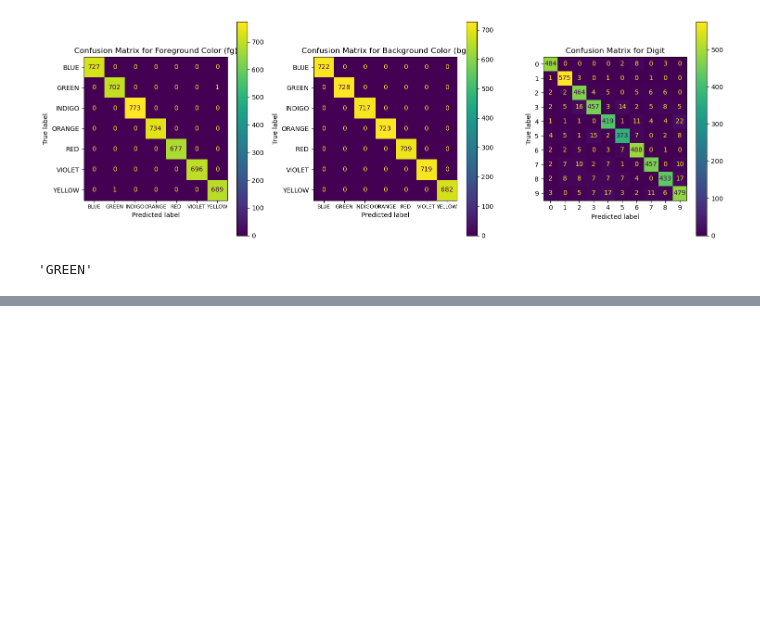
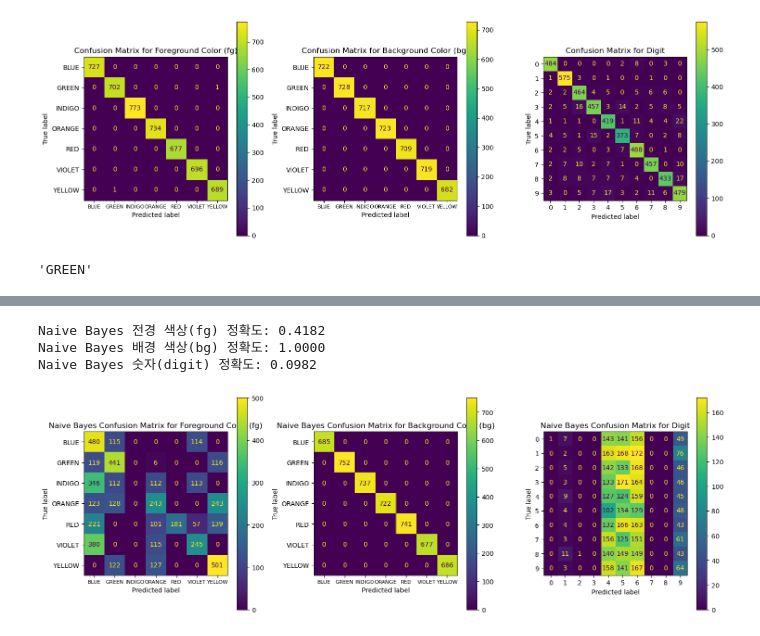
Before and after one commit to JinYeong-Jang/ML, a Jupyter notebook: Background-Colored MNIST_LSH.ipynb, the cells around one changed output, grey strips where cells are left out. Saved outputs shown, nothing was run; the diff lists cells and outputs as text; code cells hidden in the pictures; blank space fills up the shorter version.

```diff
--- a/Background-Colored MNIST_LSH.ipynb
+++ b/Background-Colored MNIST_LSH.ipynb
@@ -642,0 +707,53 @@ y_val_fg_pred[1]
+# %%
+# GaussianNB 모델 정의
+nb_model_fg = GaussianNB()
+nb_model_bg = GaussianNB()
+nb_model_digit = GaussianNB()
+
+# Naive Bayes 모델 학습
+nb_model_fg.fit(X_train_split, y_train_fg_split)
+nb_model_bg.fit(X_train_split, y_train_bg_split)
+nb_model_digit.fit(X_train_split, y_train_digit_split)
+
+# Naive Bayes 예측
+y_val_fg_pred_nb = nb_model_fg.predict(X_val_split)
+y_val_bg_pred_nb = nb_model_bg.predict(X_val_split)
+y_val_digit_pred_nb = nb_model_digit.predict(X_val_split)
+
+# Naive Bayes 정확도 평가
+accuracy_fg_nb = accuracy_score(y_val_fg_split, y_val_fg_pred_nb)
+accuracy_bg_nb = accuracy_score(y_val_bg_split, y_val_bg_pred_nb)
+accuracy_digit_nb = accuracy_score(y_val_digit_split, y_val_digit_pred_nb)
+
+print(f"Naive Bayes 전경 색상(fg) 정확도: {accuracy_fg_nb:.4f}")
+print(f"Naive Bayes 배경 색상(bg) 정확도: {accuracy_bg_nb:.4f}")
+print(f"Naive Bayes 숫자(digit) 정확도: {accuracy_digit_nb:.4f}")
+
+# Naive Bayes Confusion Matrix 생성
+confusion_matrix_fg_nb = confusion_matrix(y_val_fg_split, y_val_fg_pred_nb)
+confusion_matrix_bg_nb = confusion_matrix(y_val_bg_split, y_val_bg_pred_nb)
+confusion_matrix_digit_nb = confusion_matrix(y_val_digit_split, y_val_digit_pred_nb)
+
+# 시각화 (Naive Bayes)
+fig, axes = plt.subplots(1, 3, figsize=(15, 5))
+cmd_fg_nb = ConfusionMatrixDisplay(confusion_matrix=confusion_matrix_fg_nb, display_labels=np.unique(y_val_fg_split))
+cmd_fg_nb.plot(ax=axes[0])
+axes[0].set_title('Naive Bayes Confusion Matrix for Foreground Color (fg)')
+axes[0].set_xticklabels(axes[0].get_xticklabels(), fontsize=8)
+
+cmd_bg_nb = ConfusionMatrixDisplay(confusion_matrix=confusion_matrix_bg_nb, display_labels=np.unique(y_val_bg_split))
+cmd_bg_nb.plot(ax=axes[1])
+axes[1].set_title('Naive Bayes Confusion Matrix for Background Color (bg)')
+axes[1].set_xticklabels(axes[1].get_xticklabels(), fontsize=8)
+
+cmd_digit_nb = ConfusionMatrixDisplay(confusion_matrix=confusion_matrix_digit_nb, display_labels=np.unique(y_val_digit_split))
+cmd_digit_nb.plot(ax=axes[2])
+axes[2].set_title('Naive Bayes Confusion Matrix for Digit')
+
+plt.tight_layout()
+plt.show()
+# %% [output]
+Naive Bayes 전경 색상(fg) 정확도: 0.4182
+Naive Bayes 배경 색상(bg) 정확도: 1.0000
+Naive Bayes 숫자(digit) 정확도: 0.0982
+[figure, added]
```
Also changed, not shown: parts of 6 cells of this notebook.
